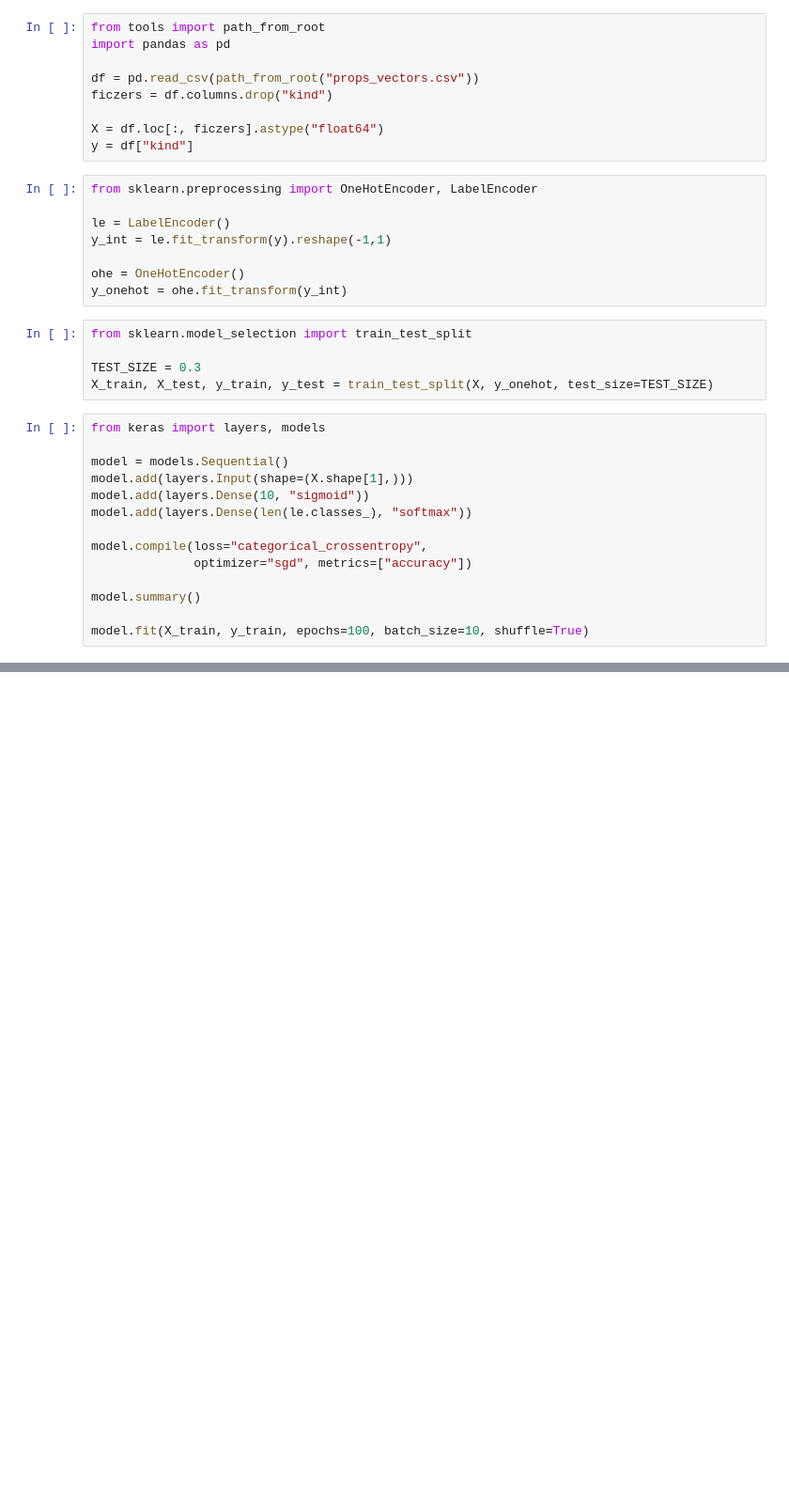
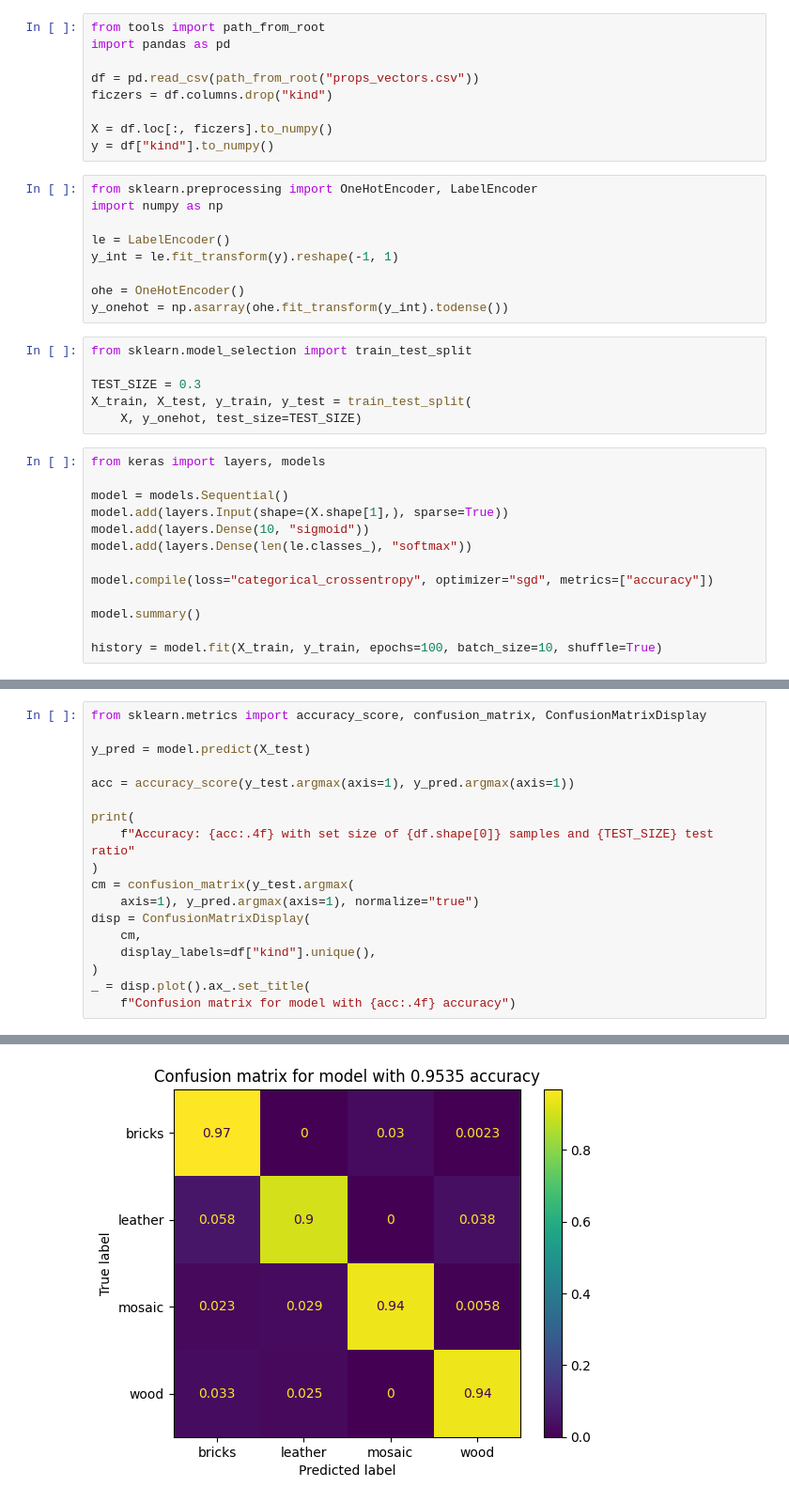
Before and after one commit to TMALFSSISAWBOJBUMA/POI_24, a Jupyter notebook: jupyters/zad4.ipynb, the cells around one changed output, grey strips where cells are left out. Shown at 94% size. Cells and saved outputs as stored; diff of their text form; blank space fills up the shorter version.

```diff
--- a/jupyters/zad4.ipynb
+++ b/jupyters/zad4.ipynb
@@ -5,32 +5,33 @@ import pandas as pd
 df = pd.read_csv(path_from_root("props_vectors.csv"))
 ficzers = df.columns.drop("kind")
 
-X = df.loc[:, ficzers].astype("float64")
-y = df["kind"]
+X = df.loc[:, ficzers].to_numpy()
+y = df["kind"].to_numpy()
 # %%
 from sklearn.preprocessing import OneHotEncoder, LabelEncoder
+import numpy as np
 
 le = LabelEncoder()
-y_int = le.fit_transform(y).reshape(-1,1)
+y_int = le.fit_transform(y).reshape(-1, 1)
 
 ohe = OneHotEncoder()
-y_onehot = ohe.fit_transform(y_int)
+y_onehot = np.asarray(ohe.fit_transform(y_int).todense())
 # %%
 from sklearn.model_selection import train_test_split
 
 TEST_SIZE = 0.3
-X_train, X_test, y_train, y_test = train_test_split(X, y_onehot, test_size=TEST_SIZE)
+X_train, X_test, y_train, y_test = train_test_split(
+    X, y_onehot, test_size=TEST_SIZE)
 # %%
 from keras import layers, models
 
 model = models.Sequential()
-model.add(layers.Input(shape=(X.shape[1],)))
+model.add(layers.Input(shape=(X.shape[1],), sparse=True))
 model.add(layers.Dense(10, "sigmoid"))
 model.add(layers.Dense(len(le.classes_), "softmax"))
 
-model.compile(loss="categorical_crossentropy",
-              optimizer="sgd", metrics=["accuracy"])
+model.compile(loss="categorical_crossentropy", optimizer="sgd", metrics=["accuracy"])
 
 model.summary()
 
-model.fit(X_train, y_train, epochs=100, batch_size=10, shuffle=True)
+history = model.fit(X_train, y_train, epochs=100, batch_size=10, shuffle=True)
@@ -43,0 +67,19 @@ print(cm)
+# %%
+from sklearn.metrics import accuracy_score, confusion_matrix, ConfusionMatrixDisplay
+
+y_pred = model.predict(X_test)
+
+acc = accuracy_score(y_test.argmax(axis=1), y_pred.argmax(axis=1))
+
+print(
+    f"Accuracy: {acc:.4f} with set size of {df.shape[0]} samples and {TEST_SIZE} test ratio"
+)
+cm = confusion_matrix(y_test.argmax(
+    axis=1), y_pred.argmax(axis=1), normalize="true")
+disp = ConfusionMatrixDisplay(
+    cm,
+    display_labels=df["kind"].unique(),
+)
+_ = disp.plot().ax_.set_title(
+    f"Confusion matrix for model with {acc:.4f} accuracy")
+# %% [output]
@@ -43,0 +88 @@ print(cm)
+[figure, added]
```
Also changed, not shown: parts of 3 cells of this notebook.
